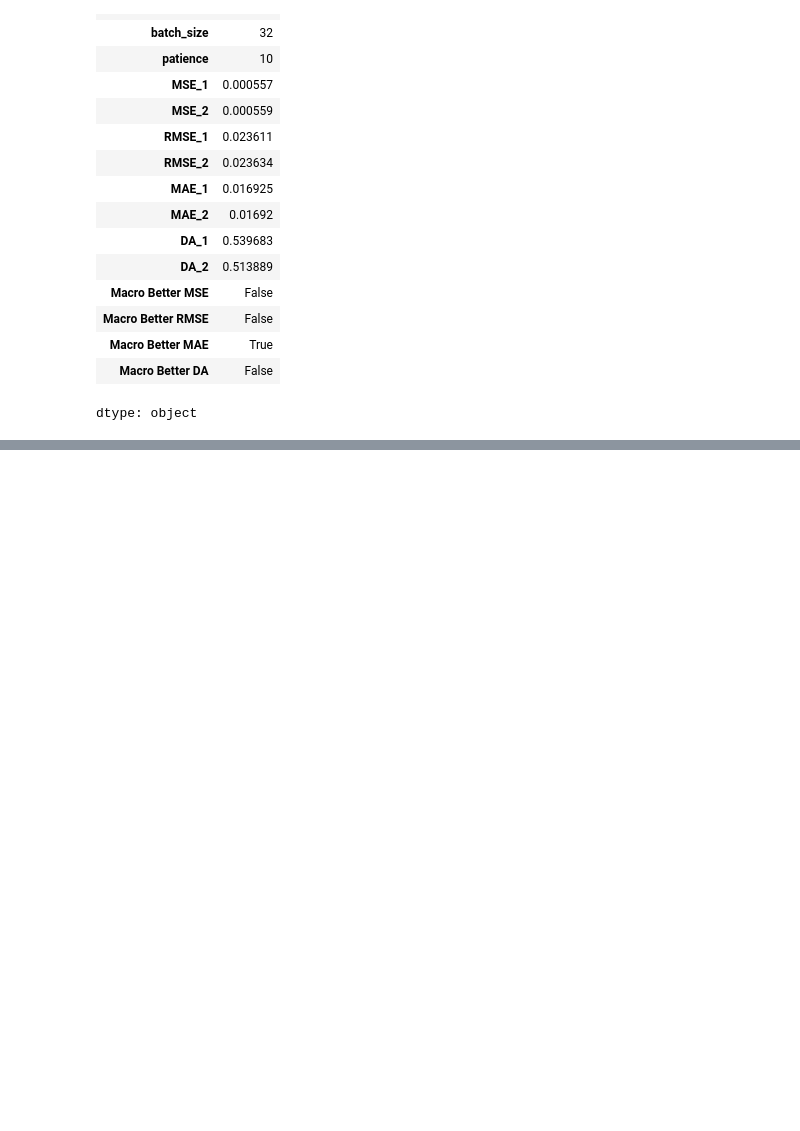
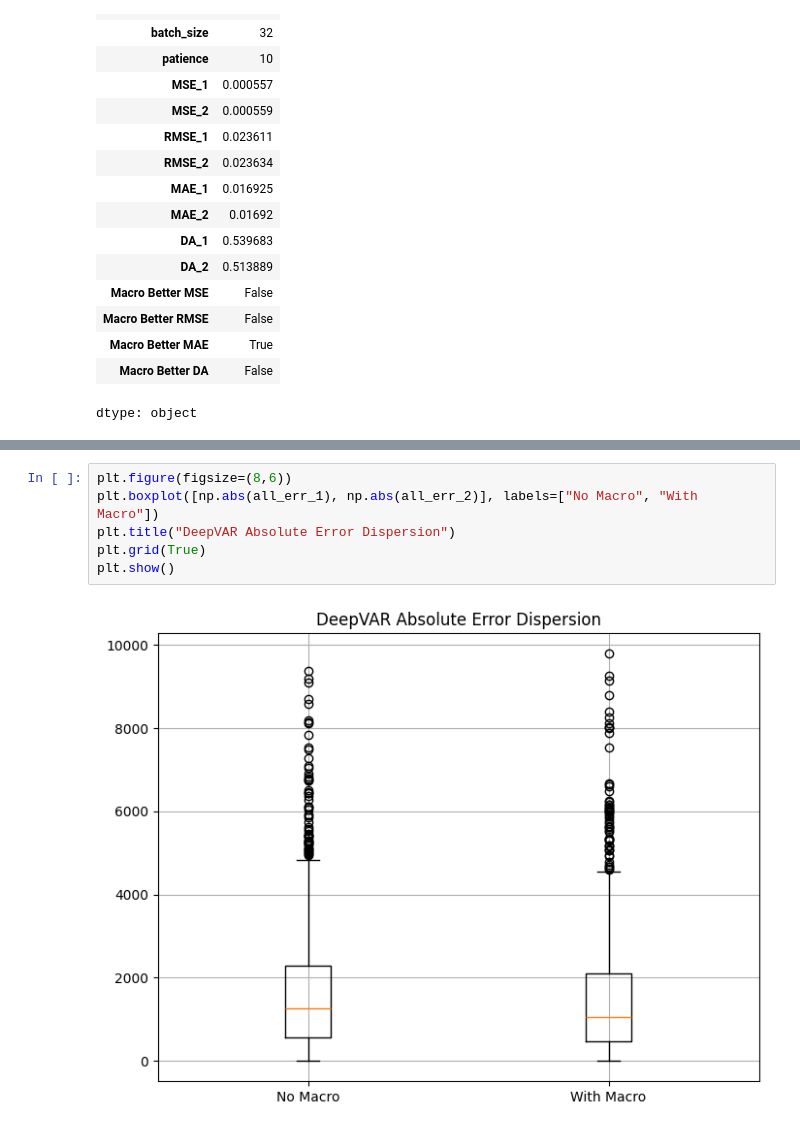
Before and after one commit to NichBry25/BitcoinPricePrediction, a Jupyter notebook: BTCForecasting_GRU_Based_DeepVAR.ipynb, the cells around one changed output, grey strips where cells are left out. Cells and saved outputs as stored; diff of their text form; blank space fills up the shorter version.

```diff
--- a/BTCForecasting_GRU_Based_DeepVAR.ipynb
+++ b/BTCForecasting_GRU_Based_DeepVAR.ipynb
@@ -702,0 +521,8 @@ plt.show()
+# %%
+plt.figure(figsize=(8,6))
+plt.boxplot([np.abs(all_err_1), np.abs(all_err_2)], labels=["No Macro", "With Macro"])
+plt.title("DeepVAR Absolute Error Dispersion")
+plt.grid(True)
+plt.show()
+# %% [output]
+[figure, added]
```
Also changed, not shown: parts of 70 cells of this notebook.
